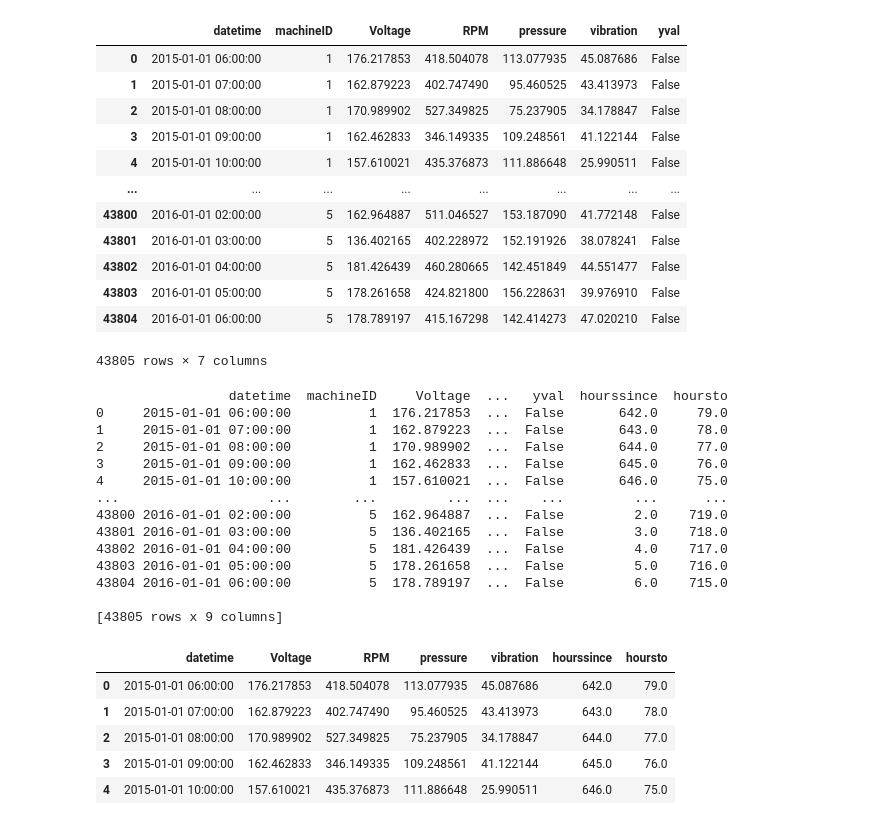
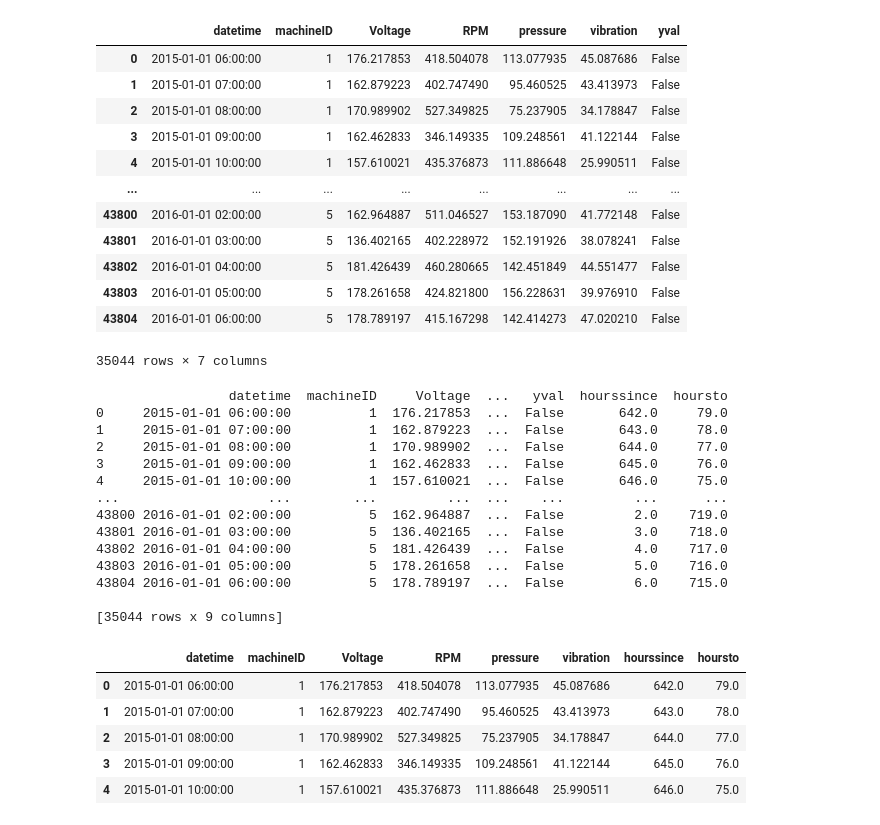
Before and after one commit to vikramsharitas/Predictive-Maintenance, a Jupyter notebook: New.ipynb, the cells around one changed output. Drawn from its saved outputs; the diff is of its cells as text; code cells hidden in the pictures.

```diff
--- a/New.ipynb
+++ b/New.ipynb
@@ -19,7 +23,7 @@ from statsmodels.tsa.seasonal import seasonal_decompose
 df = pd.read_excel('/content/drive/My Drive/Data/Data/FutureTech_Sampledata.xlsx', parse_dates=['datetime'])
 yval = df['RPM'] == 0
 df['yval'] = yval
-# df = df[df['machineID']==1]
+df = df[df['machineID']!=4]
 length = len(df)
 # %%
 df.head(90000)
@@ -36,7 +40,7 @@ df.head(90000)
 | 43802 | 2016-01-01 04:00:00 | 5 | 181.426439 | 460.280665 | 142.451849 | 44.551477 | False |
 | 43803 | 2016-01-01 05:00:00 | 5 | 178.261658 | 424.821800 | 156.228631 | 39.976910 | False |
 | 43804 | 2016-01-01 06:00:00 | 5 | 178.789197 | 415.167298 | 142.414273 | 47.020210 | False |
-43805 rows × 7 columns
+35044 rows × 7 columns
 # %%
 def cal_hrs(length, yval):
   hoursto = np.zeros(length)
@@ -126,17 +130,17 @@ print(df)
 43803 2016-01-01 05:00:00          5  178.261658  ...  False         5.0    716.0
 43804 2016-01-01 06:00:00          5  178.789197  ...  False         6.0    715.0
 
-[43805 rows x 9 columns]
+[35044 rows x 9 columns]
 # %%
-features_considered = ['datetime','Voltage','RPM','pressure','vibration','hourssince','hoursto']
+features_considered = ['datetime','machineID','Voltage','RPM','pressure','vibration','hourssince','hoursto']
 features = df[features_considered]
 # features.index = df.index
 features.head()
 # %% [output]
-|  | datetime | Voltage | RPM | pressure | vibration | hourssince | hoursto |
-| 0 | 2015-01-01 06:00:00 | 176.217853 | 418.504078 | 113.077935 | 45.087686 | 642.0 | 79.0 |
-| 1 | 2015-01-01 07:00:00 | 162.879223 | 402.747490 | 95.460525 | 43.413973 | 643.0 | 78.0 |
-| 2 | 2015-01-01 08:00:00 | 170.989902 | 527.349825 | 75.237905 | 34.178847 | 644.0 | 77.0 |
-| 3 | 2015-01-01 09:00:00 | 162.462833 | 346.149335 | 109.248561 | 41.122144 | 645.0 | 76.0 |
-| 4 | 2015-01-01 10:00:00 | 157.610021 | 435.376873 | 111.886648 | 25.990511 | 646.0 | 75.0 |
+|  | datetime | machineID | Voltage | RPM | pressure | vibration | hourssince | hoursto |
+| 0 | 2015-01-01 06:00:00 | 1 | 176.217853 | 418.504078 | 113.077935 | 45.087686 | 642.0 | 79.0 |
+| 1 | 2015-01-01 07:00:00 | 1 | 162.879223 | 402.747490 | 95.460525 | 43.413973 | 643.0 | 78.0 |
+| 2 | 2015-01-01 08:00:00 | 1 | 170.989902 | 527.349825 | 75.237905 | 34.178847 | 644.0 | 77.0 |
+| 3 | 2015-01-01 09:00:00 | 1 | 162.462833 | 346.149335 | 109.248561 | 41.122144 | 645.0 | 76.0 |
+| 4 | 2015-01-01 10:00:00 | 1 | 157.610021 | 435.376873 | 111.886648 | 25.990511 | 646.0 | 75.0 |
 # %%
```
Also changed, not shown: parts of 10 cells of this notebook.
